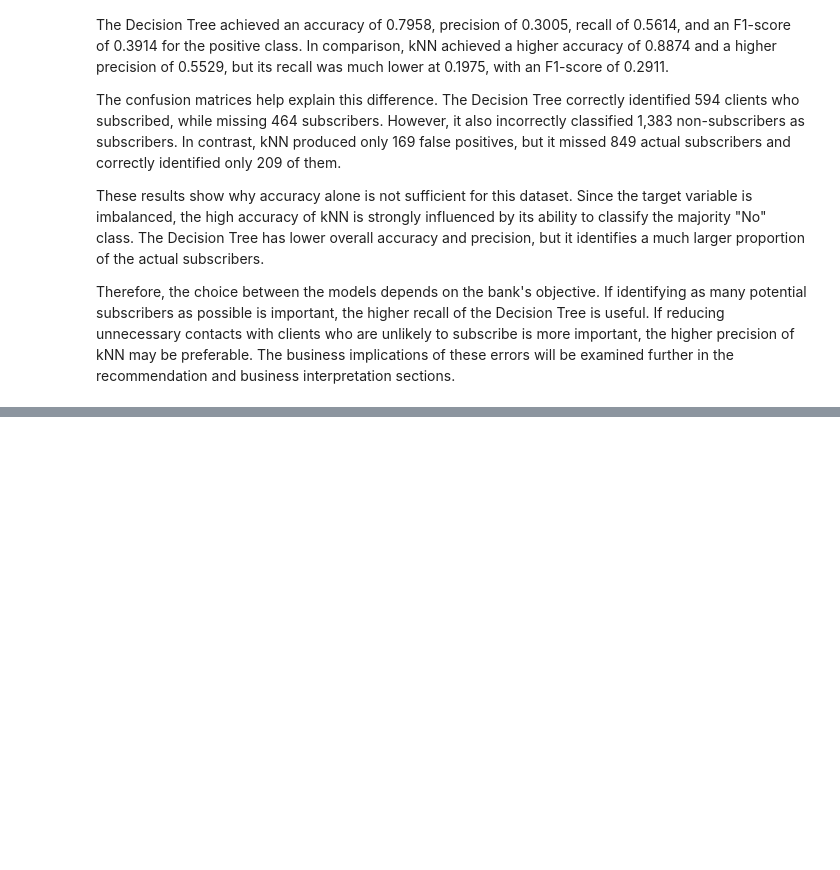
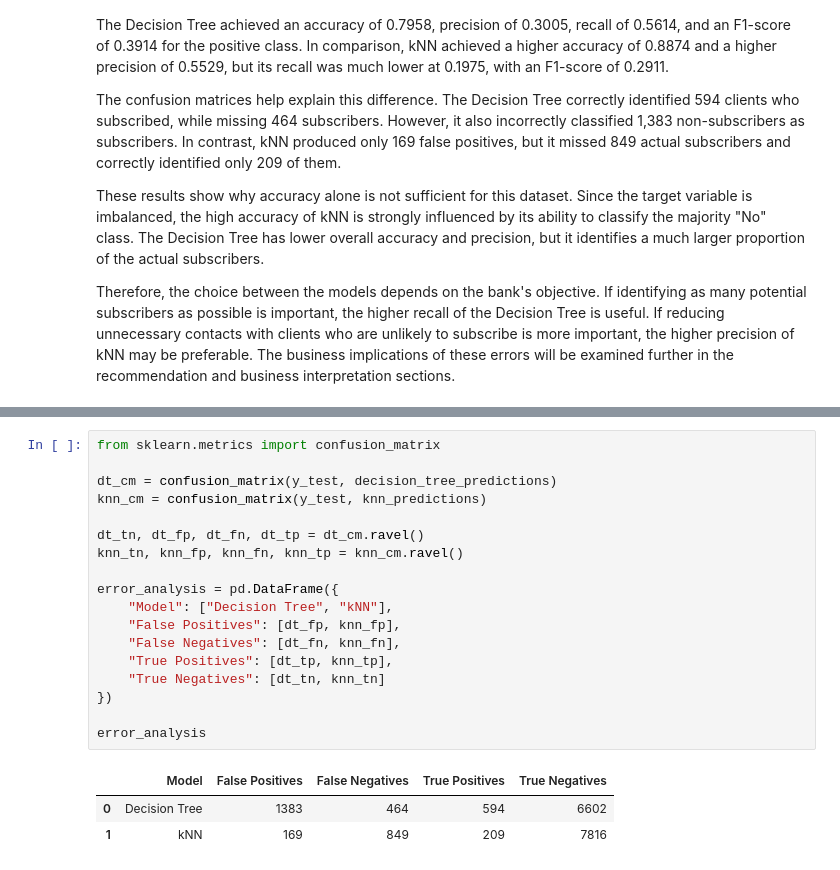
Before and after one commit to liadagon/Applied_Artificial_Intelligence, a Jupyter notebook: FinalProjectAppliedAI.ipynb, the cells around one changed output, grey strips where cells are left out. Drawn from its saved outputs; the diff is of its cells as text; blank space fills up the shorter version.

```diff
--- a/FinalProjectAppliedAI.ipynb
+++ b/FinalProjectAppliedAI.ipynb
@@ -1148,0 +1287,22 @@ Therefore, the choice between the models depends on the bank's objective. If ide
+# %%
+from sklearn.metrics import confusion_matrix
+
+dt_cm = confusion_matrix(y_test, decision_tree_predictions)
+knn_cm = confusion_matrix(y_test, knn_predictions)
+
+dt_tn, dt_fp, dt_fn, dt_tp = dt_cm.ravel()
+knn_tn, knn_fp, knn_fn, knn_tp = knn_cm.ravel()
+
+error_analysis = pd.DataFrame({
+    "Model": ["Decision Tree", "kNN"],
+    "False Positives": [dt_fp, knn_fp],
+    "False Negatives": [dt_fn, knn_fn],
+    "True Positives": [dt_tp, knn_tp],
+    "True Negatives": [dt_tn, knn_tn]
+})
+
+error_analysis
+# %% [output]
+|  | Model | False Positives | False Negatives | True Positives | True Negatives |
+| 0 | Decision Tree | 1383 | 464 | 594 | 6602 |
+| 1 | kNN | 169 | 849 | 209 | 7816 |
```
Also changed, not shown: parts of 17 cells of this notebook.
